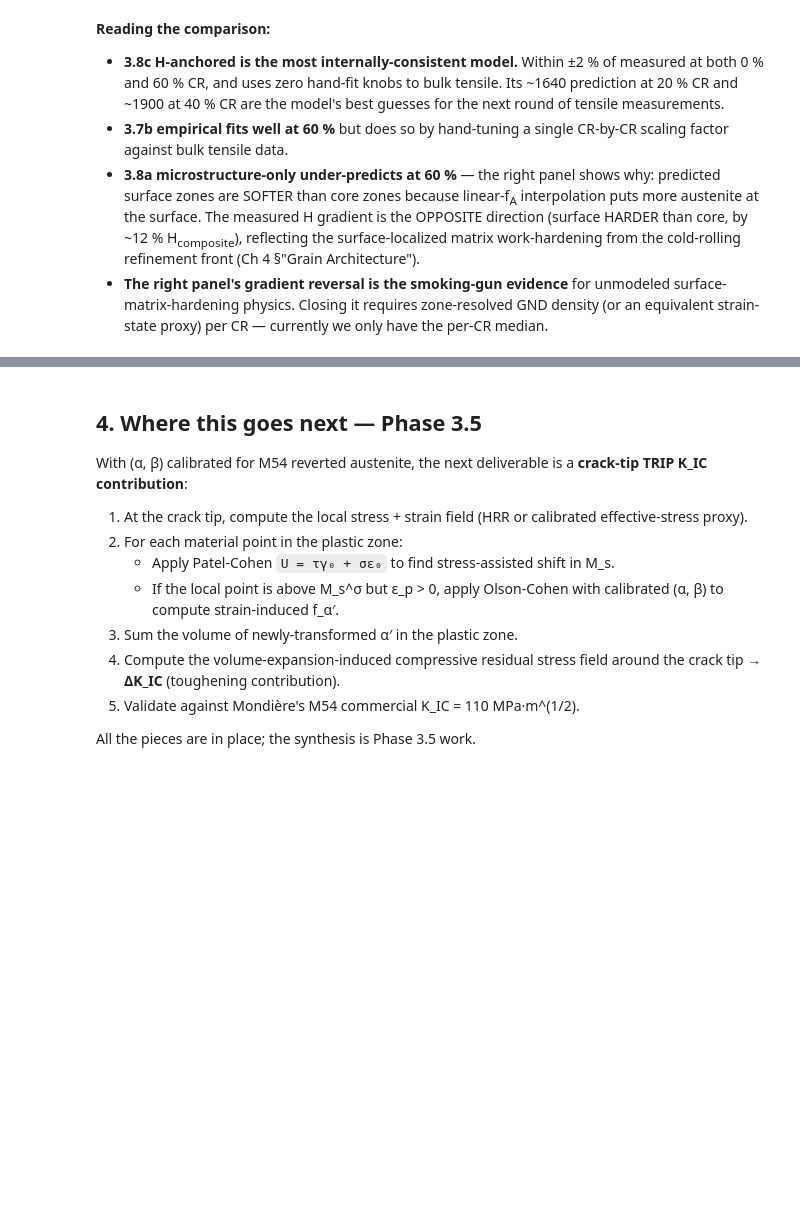
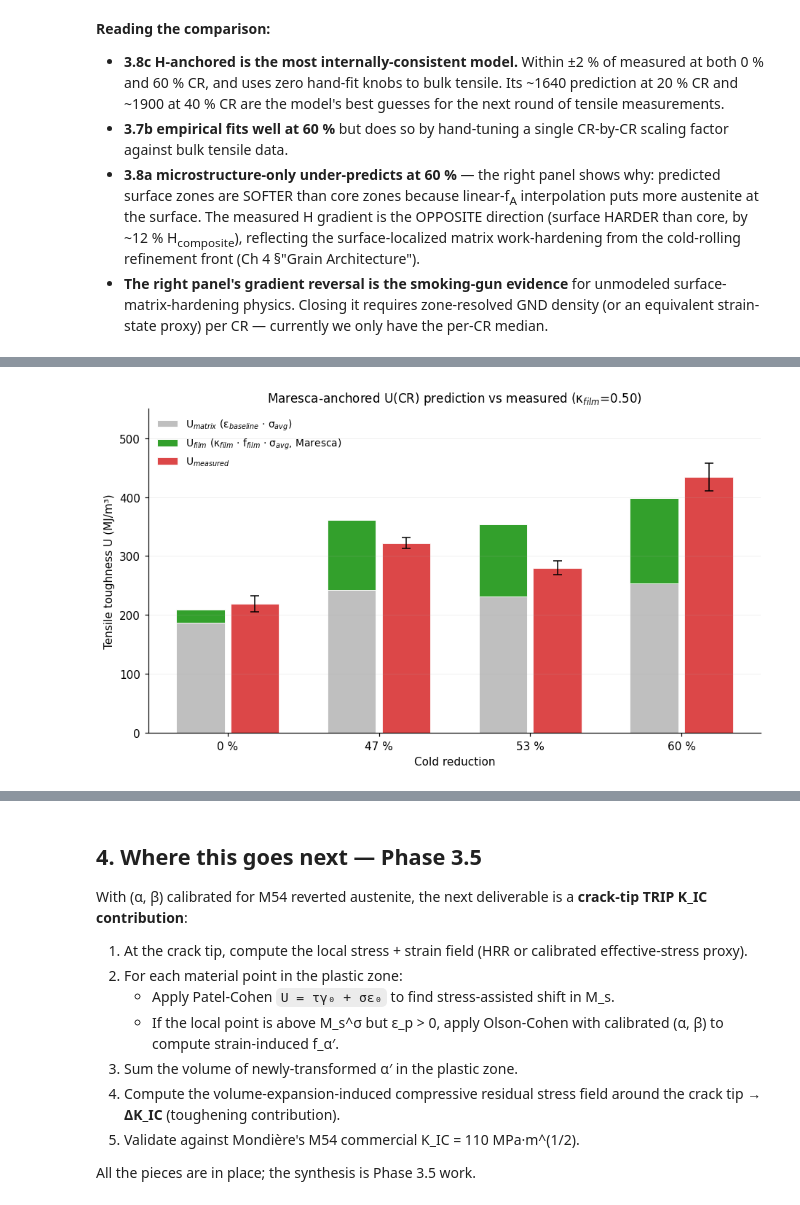
Before and after one commit to jedwa006/alloy-strengthening-contributions-modeling-public, a Jupyter notebook: notebooks/02_trip_toughening.ipynb, the cells around one changed output, grey strips where cells are left out. Saved outputs shown, nothing was run; the diff lists cells and outputs as text; code cells hidden in the pictures; blank space fills up the shorter version.

```diff
--- a/notebooks/02_trip_toughening.ipynb
+++ b/notebooks/02_trip_toughening.ipynb
@@ -582,0 +739,18 @@ plt.show()
+# %%
+from m54model.toughening import (
+    cw_cr_tensile_toughness_sweep, predict_tensile_toughness_maresca,
+)
+rows_tt = cw_cr_tensile_toughness_sweep()
+tbl_tt = pd.DataFrame([
+    {
+        'CR (%)':                r['cw_pct'],
+        'f_film (interp)':       f"{r['f_film']:.3f}",
+        'σ_avg (MPa)':           f"{r['sigma_avg_MPa']:.0f}",
+        'U_matrix (MJ/m³)':      f"{r['U_matrix_MJ_per_m3']:.0f}",
+        'U_film (MJ/m³)':        f"{r['U_film_MJ_per_m3']:.0f}",
+        'U_total pred (MJ/m³)':  f"{r['U_total_pred_MJ_per_m3']:.0f}",
+        'U_meas (MJ/m³)':        f"{r['U_meas_MJ_per_m3']:.0f} ± {r['U_meas_std_MJ_per_m3']:.0f}" if r['U_meas_MJ_per_m3'] else '—',
+        'miss':                  f"{r['miss_pct']:+.1f}%" if r['miss_pct'] is not None else '—',
+    } for r in rows_tt
+])
+tbl_tt.set_index('CR (%)')
@@ -582,0 +764,37 @@ plt.show()
+# %%
+# Visualization: predicted vs measured U(CR) with stacked Maresca contributions.
+fig, ax = plt.subplots(figsize=(8.5, 5))
+x = [r['cw_pct'] for r in rows_tt]
+U_matrix = [r['U_matrix_MJ_per_m3'] for r in rows_tt]
+U_film   = [r['U_film_MJ_per_m3'] for r in rows_tt]
+U_pred   = [r['U_total_pred_MJ_per_m3'] for r in rows_tt]
+U_meas   = [r['U_meas_MJ_per_m3'] for r in rows_tt]
+U_err    = [r['U_meas_std_MJ_per_m3'] for r in rows_tt]
+
+# Stacked bars: matrix below, Maresca-film above
+x_pos = np.arange(len(x))
+ax.bar(x_pos - 0.18, U_matrix, width=0.32, color='#bfbfbf',
+       edgecolor='white', linewidth=0.6, label='U$_{matrix}$ (ε$_{baseline}$ · σ$_{avg}$)')
+ax.bar(x_pos - 0.18, U_film, bottom=U_matrix, width=0.32,
+       color='#33a02c', edgecolor='white', linewidth=0.6,
+       label='U$_{film}$ (κ$_{film}$ · f$_{film}$ · σ$_{avg}$, Maresca)')
+
+# Measured bars in red
+ax.bar(x_pos + 0.18, U_meas, width=0.32, color='#d62728',
+       edgecolor='white', linewidth=0.6, alpha=0.85, label='U$_{measured}$')
+ax.errorbar(x_pos + 0.18, U_meas, yerr=U_err, fmt='none',
+            color='black', capsize=4, linewidth=1.0)
+
+ax.set_xticks(x_pos)
+ax.set_xticklabels([f'{cw:.0f} %' for cw in x])
+ax.set_xlabel('Cold reduction')
+ax.set_ylabel('Tensile toughness U (MJ/m³)')
+ax.set_ylim(0, 550)
+ax.grid(axis='y', alpha=0.25, linestyle='-', linewidth=0.5)
+ax.legend(loc='upper left', frameon=False, fontsize=9)
+ax.set_title('Maresca-anchored U(CR) prediction vs measured (κ$_{film}$=0.50)',
+             fontsize=11)
+fig.tight_layout()
+plt.show()
+# %% [output]
+[figure, added]
```
Also changed, not shown: parts of 6 cells of this notebook, 6 other files.
